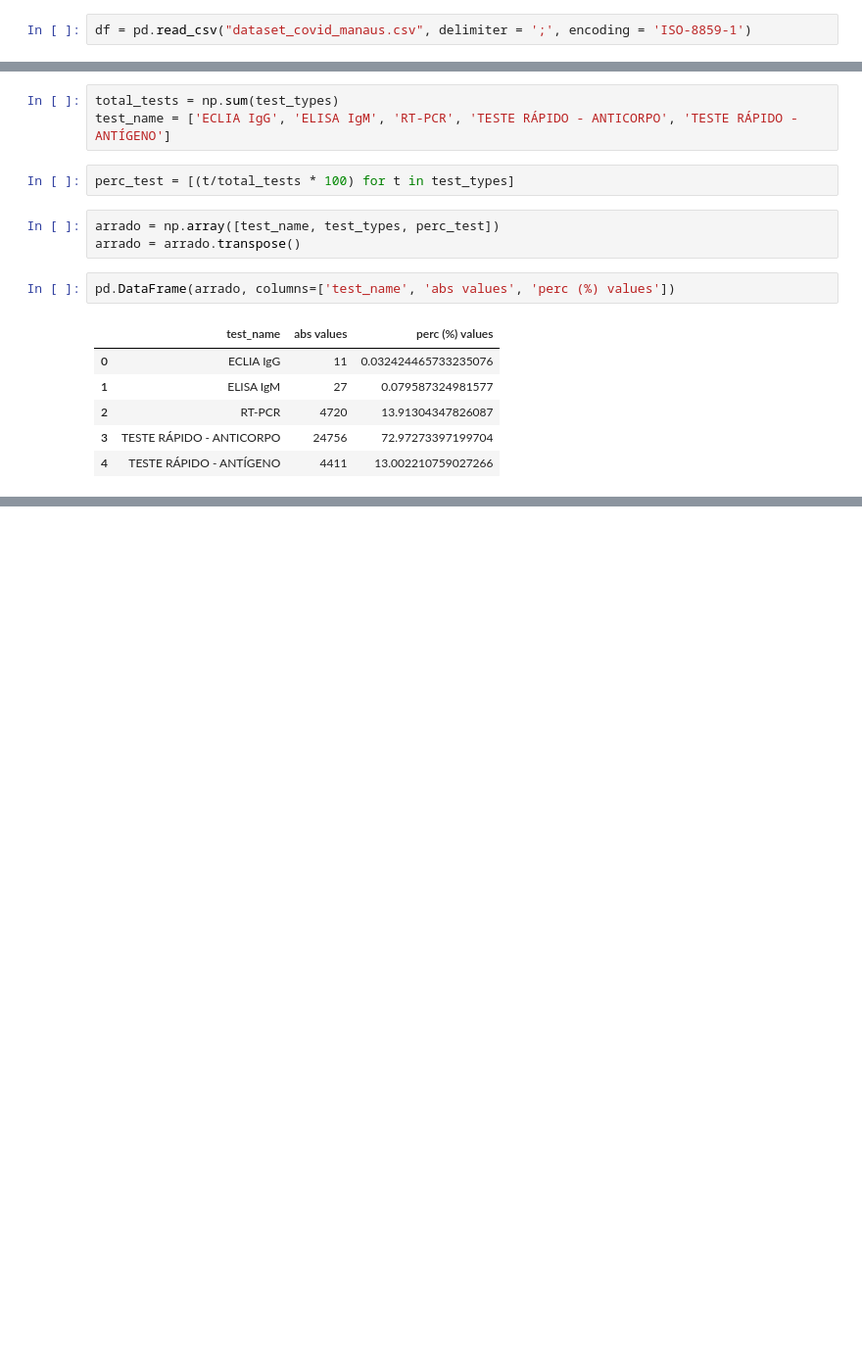
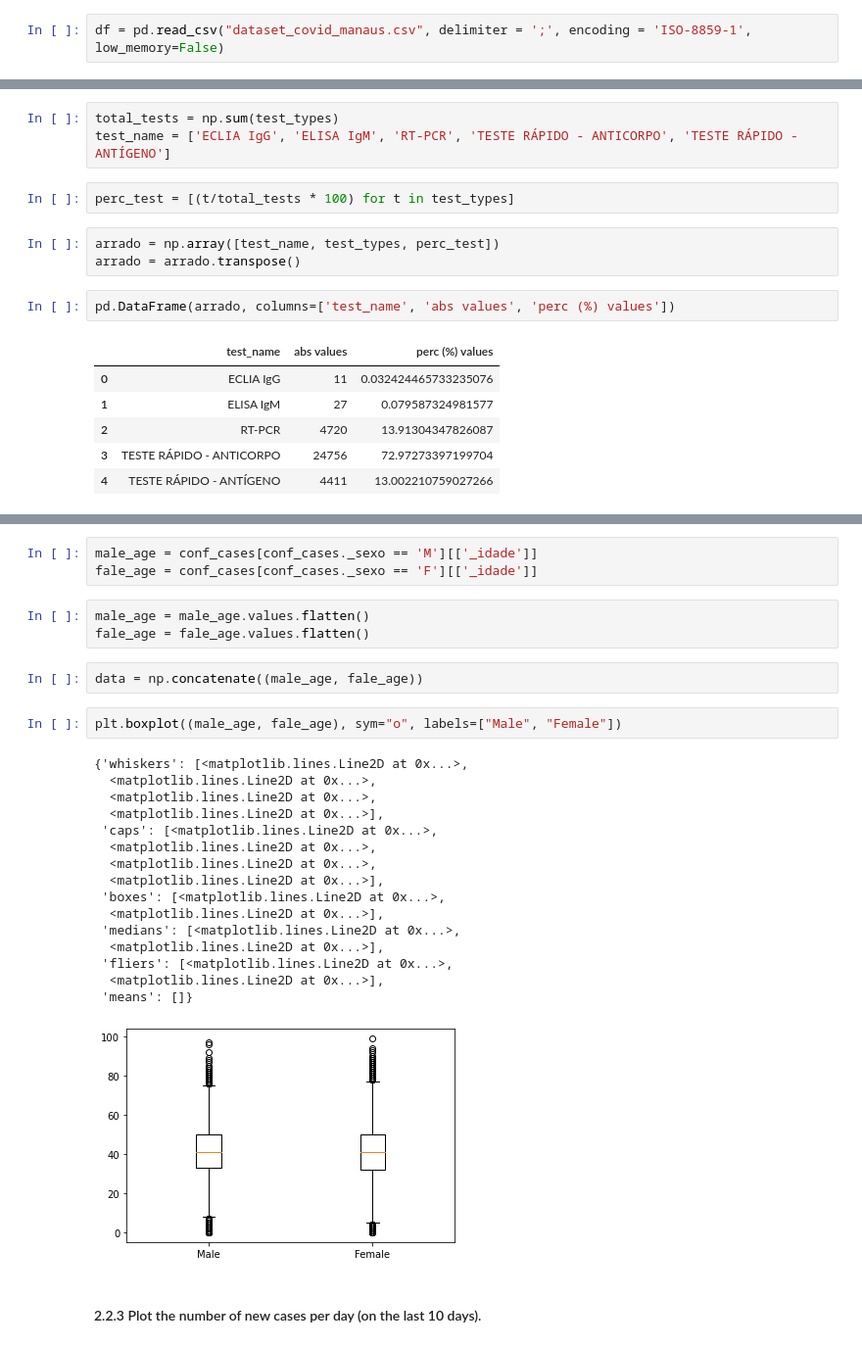
Before and after one commit to jvmdo/rna-pp1-2020, a Jupyter notebook: rascunhos/rna_pp1_joao.ipynb, the cells around one changed output, grey strips where cells are left out. Shown at 98% size. Cells and saved outputs as stored; diff of their text form; blank space fills up the shorter version.

```diff
--- a/rascunhos/rna_pp1_joao.ipynb
+++ b/rascunhos/rna_pp1_joao.ipynb
@@ -6,7 +6,7 @@ from matplotlib import pyplot as plt
 # %% [markdown]
 #### Reading dataset
 # %%
-df = pd.read_csv("dataset_covid_manaus.csv", delimiter = ';', encoding = 'ISO-8859-1')
+df = pd.read_csv("dataset_covid_manaus.csv", delimiter = ';', encoding = 'ISO-8859-1', low_memory=False)
 # %%
 df.sample(10)
 # %% [output]
@@ -240,0 +351,29 @@ pd.DataFrame(arrado, columns=['test_name', 'abs values', 'perc (%) values'])
+# %%
+male_age = conf_cases[conf_cases._sexo == 'M'][['_idade']]
+fale_age = conf_cases[conf_cases._sexo == 'F'][['_idade']]
+# %%
+male_age = male_age.values.flatten()
+fale_age = fale_age.values.flatten()
+# %%
+data = np.concatenate((male_age, fale_age))
+# %%
+plt.boxplot((male_age, fale_age), sym="o", labels=["Male", "Female"])
+# %% [output]
+{'whiskers': [<matplotlib.lines.Line2D at 0x...>,
+  <matplotlib.lines.Line2D at 0x...>,
+  <matplotlib.lines.Line2D at 0x...>,
+  <matplotlib.lines.Line2D at 0x...>],
+ 'caps': [<matplotlib.lines.Line2D at 0x...>,
+  <matplotlib.lines.Line2D at 0x...>,
+  <matplotlib.lines.Line2D at 0x...>,
+  <matplotlib.lines.Line2D at 0x...>],
+ 'boxes': [<matplotlib.lines.Line2D at 0x...>,
+  <matplotlib.lines.Line2D at 0x...>],
+ 'medians': [<matplotlib.lines.Line2D at 0x...>,
+  <matplotlib.lines.Line2D at 0x...>],
+ 'fliers': [<matplotlib.lines.Line2D at 0x...>,
+  <matplotlib.lines.Line2D at 0x...>],
+ 'means': []}
+[figure, added]
+# %% [markdown]
+#### 2.2.3 Plot the number of new cases per day (on the last 10 days).
```
Also changed, not shown: parts of 60 cells of this notebook.
